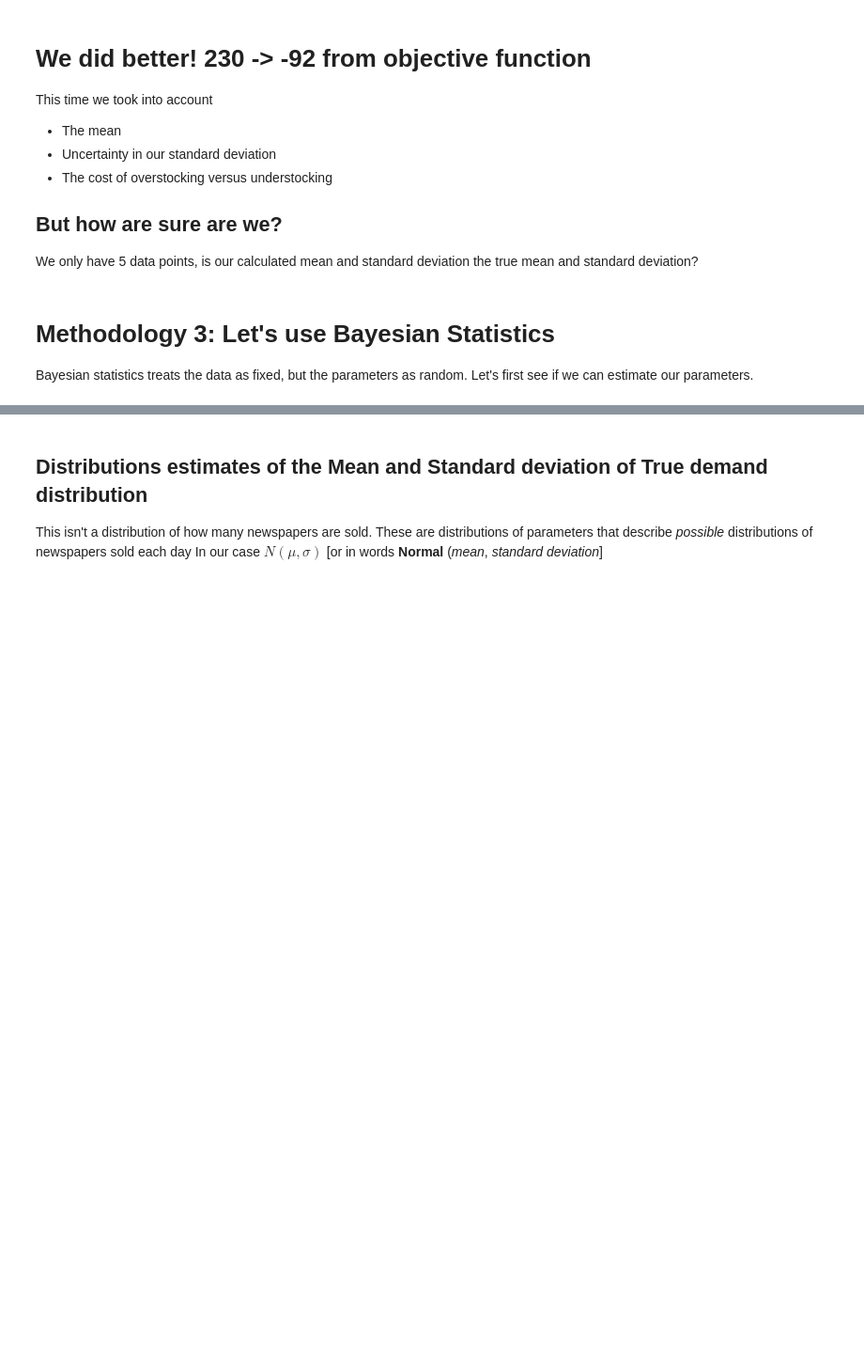
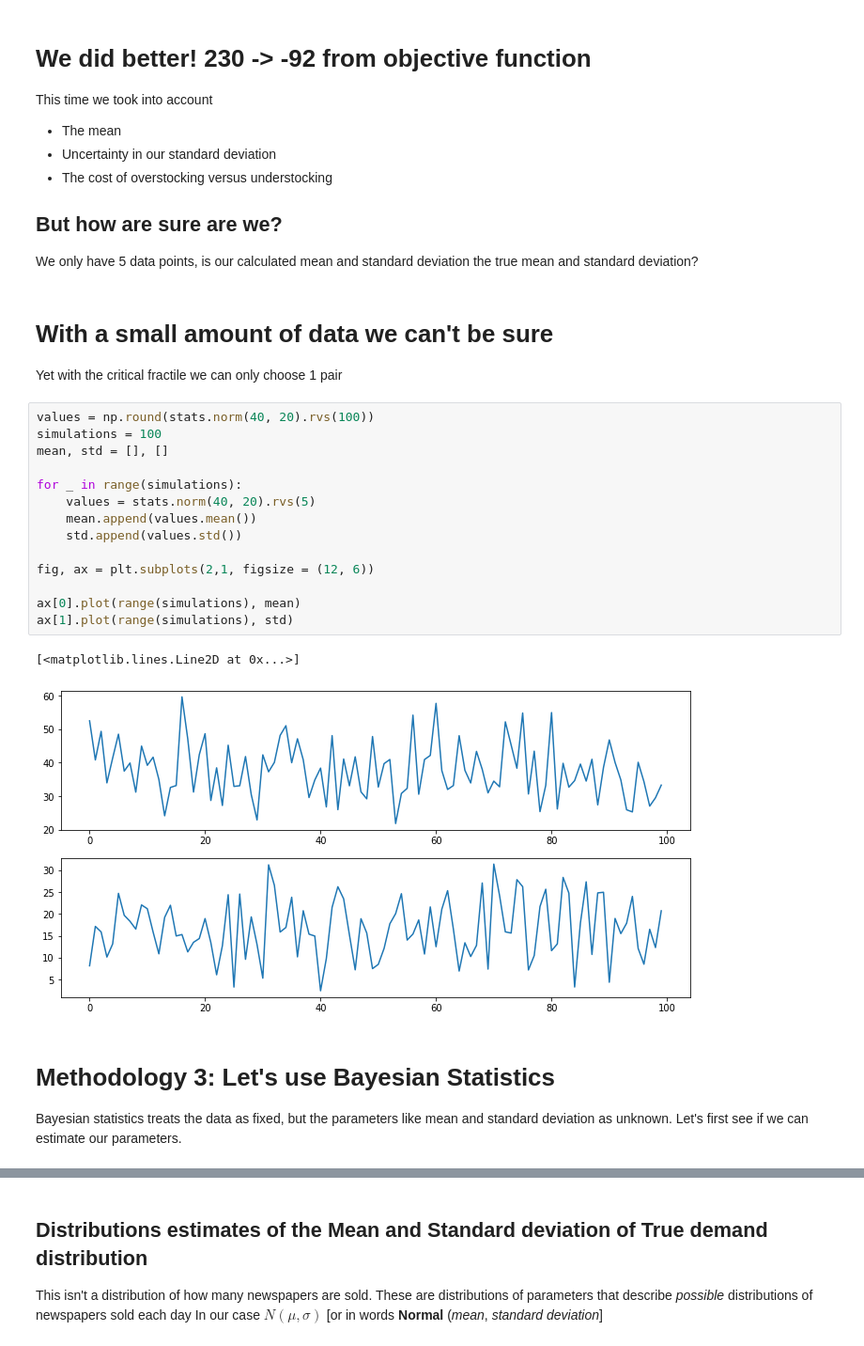
Before and after one commit to canyon289/PyDataGlobal_2020, a Jupyter notebook: PyDataGlobal_Ravin.ipynb, the cells around one changed output, grey strips where cells are left out. Shown at 94% size. Cells and saved outputs as stored; diff of their text form; blank space fills up the shorter version.

```diff
--- a/PyDataGlobal_Ravin.ipynb
+++ b/PyDataGlobal_Ravin.ipynb
@@ -355,8 +373,28 @@ This time we took into account
 
 ## But how are sure are we?
 We only have 5 data points, is our calculated mean and standard deviation the true mean and standard deviation?
+# %% [markdown]
+# With a small amount of data we can't be sure
+Yet with the critical fractile we can only choose 1 pair
+# %%
+values = np.round(stats.norm(40, 20).rvs(100))
+simulations = 100
+mean, std = [], []
+
+for _ in range(simulations):
+    values = stats.norm(40, 20).rvs(5)
+    mean.append(values.mean())
+    std.append(values.std())
+
+fig, ax = plt.subplots(2,1, figsize = (12, 6))
+
+ax[0].plot(range(simulations), mean)
+ax[1].plot(range(simulations), std)
+# %% [output]
+[<matplotlib.lines.Line2D at 0x...>]
+[figure, added]
 # %% [markdown]
 # Methodology 3: Let's use Bayesian Statistics
-Bayesian statistics treats the data as fixed, but the parameters as random. Let's first see if we can estimate our parameters.
+Bayesian statistics treats the data as fixed, but the parameters like mean and standard deviation as unknown. Let's first see if we can estimate our parameters.
 # %%
 import pymc3 as pm
```
Also changed, not shown: parts of 42 cells of this notebook, 3 other files.
